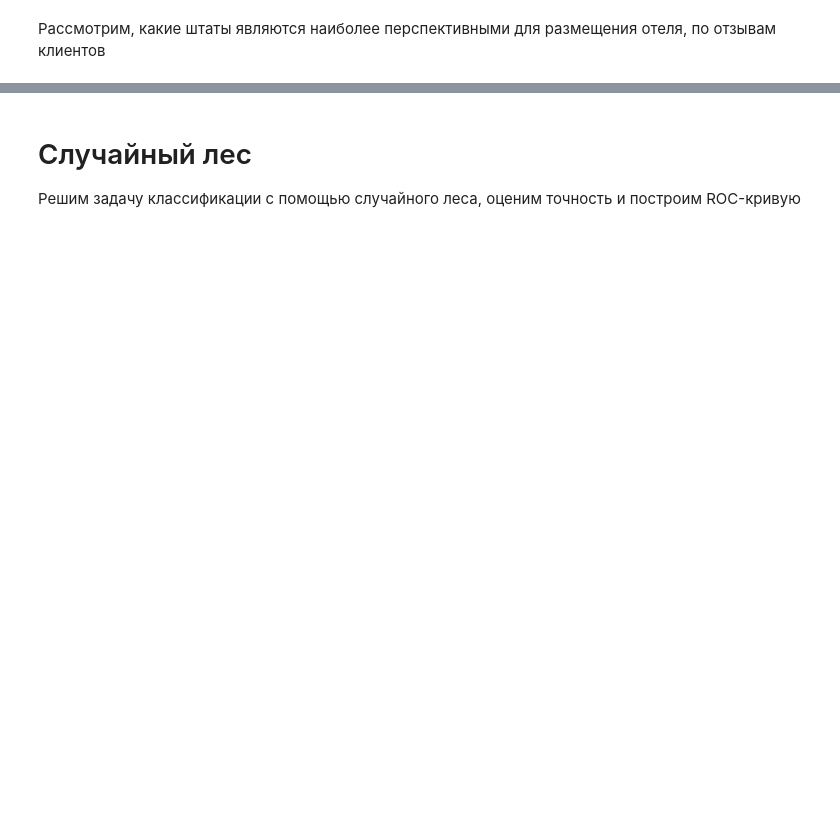
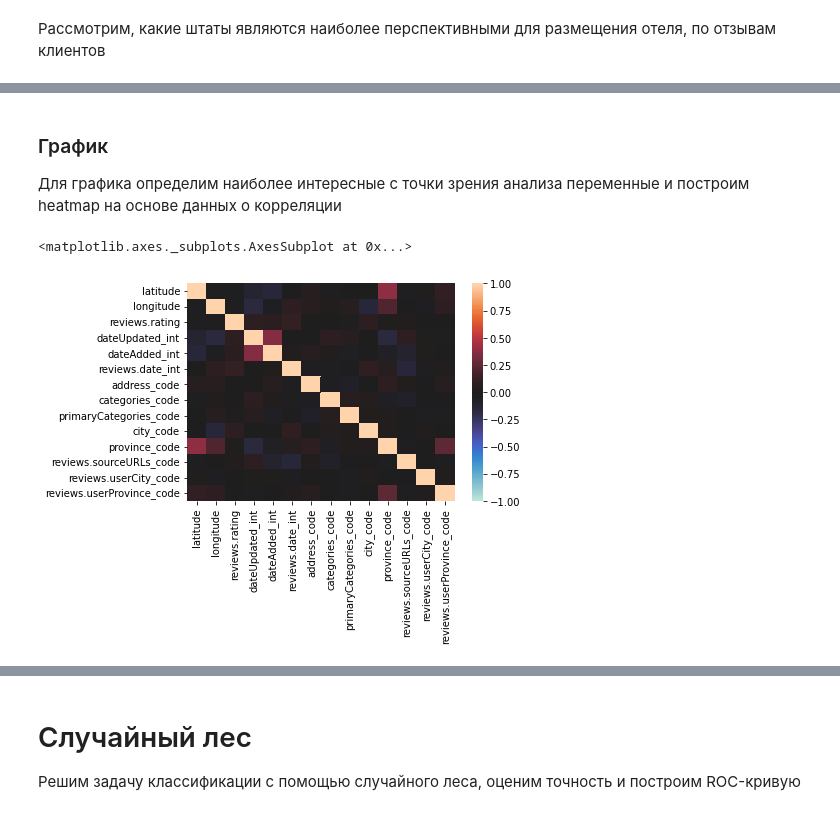
Before and after one commit to Liaisan829/hotel_reviews, a Jupyter notebook: project.ipynb, the cells around one changed output, grey strips where cells are left out. Saved outputs shown, nothing was run; the diff lists cells and outputs as text; code cells hidden in the pictures; blank space fills up the shorter version.

```diff
--- a/project.ipynb
+++ b/project.ipynb
@@ -415,7 +545,15 @@ ds['reviews.userProvince_code'] = ds['reviews.userProvince'].cat.codes
+# %% [markdown]
+### График
+Для графика определим наиболее интересные с точки зрения анализа переменные и построим heatmap на основе данных о корреляции
+# %%
+reviews = ds.copy().dropna(thresh=(len(ds.columns)));
 # %%
 correlation_columns = ['latitude', 'longitude', 'reviews.rating', 'dateUpdated_int', 'dateAdded_int', 'reviews.date_int', 'address_code', 'categories_code', 'primaryCategories_code', 'city_code', 'province_code', 'reviews.sourceURLs_code', 'reviews.userCity_code', 'reviews.userProvince_code']
 # %%
-corr = ds[correlation_columns].corr()
+corr = reviews[correlation_columns].corr()
 sns.heatmap(corr, vmin=-1, vmax=1, center=0)
+# %% [output]
+<matplotlib.axes._subplots.AxesSubplot at 0x...>
+[figure, added]
 # %%
 print(corr)
```
Also changed, not shown: parts of 85 cells of this notebook.
